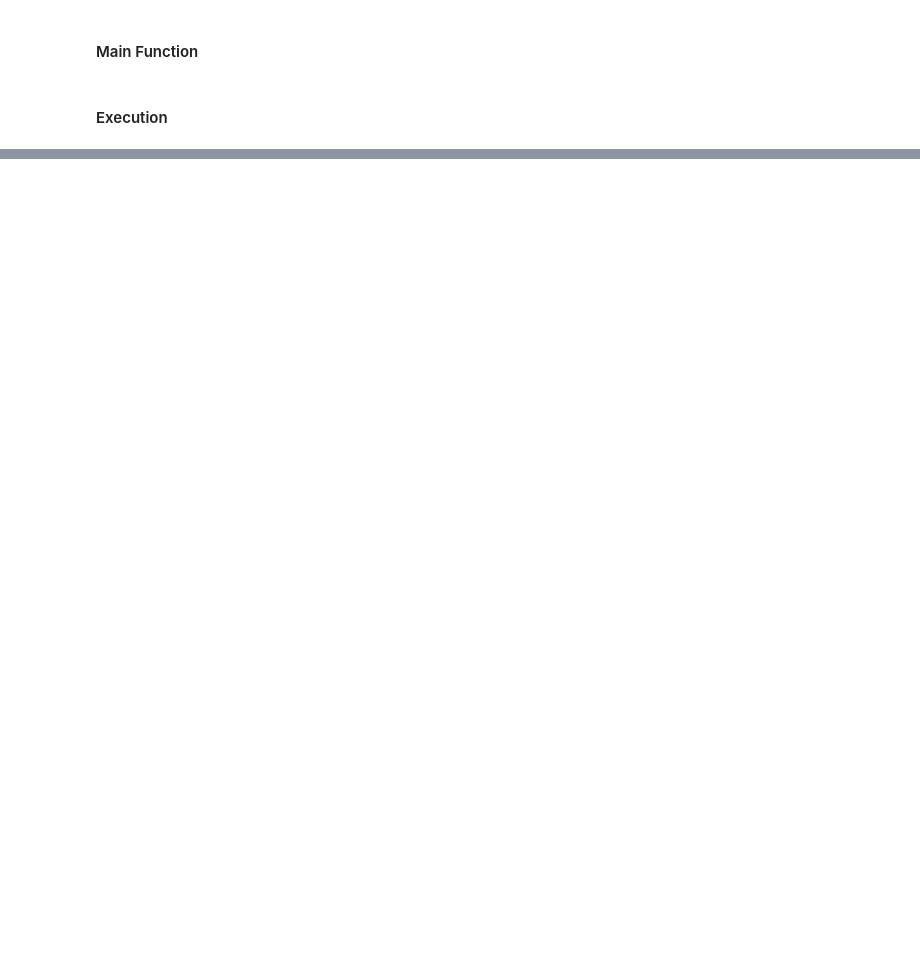
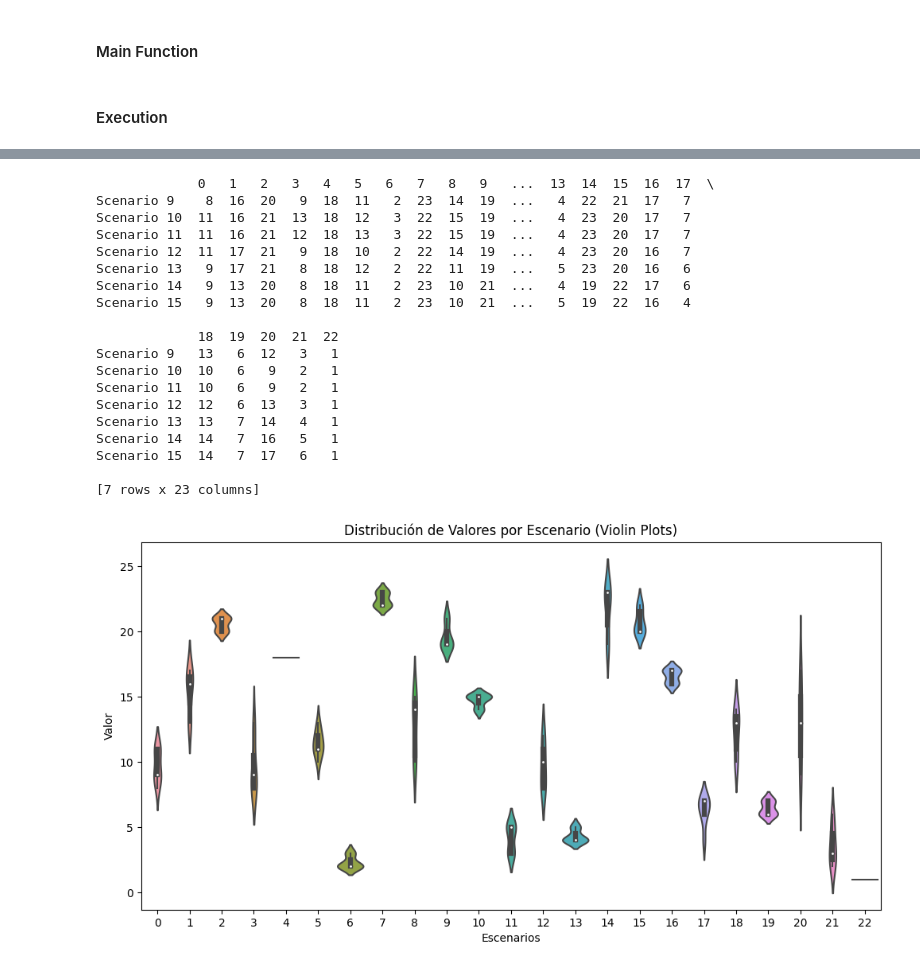
Before and after one commit to MateoBarrera/ResearchDev, a Jupyter notebook: analysis_result/data_exploration_01.ipynb, the cells around one changed output, grey strips where cells are left out. Cells and saved outputs as stored; diff of their text form; code cells hidden in the pictures; blank space fills up the shorter version.

```diff
--- a/analysis_result/data_exploration_01.ipynb
+++ b/analysis_result/data_exploration_01.ipynb
@@ -402,0 +337,39 @@ analysis(df)
+# %%
+df_graph_test = df[SCENARIO_DIC["Economical"]].copy().T
+
+# Calcular el acumulativo para cada escenario
+df_graph_test["Total"] = df_graph_test.sum(axis=1)
+
+# Ordenar el DataFrame en función del acumulativo
+df_sorted = df_graph_test.sort_values(by="Total", ascending=True).drop(columns=["Total"])
+
+# Mostrar el DataFrame ordenado
+print(df_sorted)
+
+plt.figure(figsize=(12, 6))
+sns.violinplot(data=df_sorted)
+plt.title("Distribución de Valores por Escenario (Violin Plots)")
+plt.xlabel("Escenarios")
+plt.ylabel("Valor")
+plt.show()
+# %% [output]
+             0   1   2   3   4   5   6   7   8   9   ...  13  14  15  16  17  \
+Scenario 9    8  16  20   9  18  11   2  23  14  19  ...   4  22  21  17   7
+Scenario 10  11  16  21  13  18  12   3  22  15  19  ...   4  23  20  17   7
+Scenario 11  11  16  21  12  18  13   3  22  15  19  ...   4  23  20  17   7
+Scenario 12  11  17  21   9  18  10   2  22  14  19  ...   4  23  20  16   7
+Scenario 13   9  17  21   8  18  12   2  22  11  19  ...   5  23  20  16   6
+Scenario 14   9  13  20   8  18  11   2  23  10  21  ...   4  19  22  17   6
+Scenario 15   9  13  20   8  18  11   2  23  10  21  ...   5  19  22  16   4
+
+             18  19  20  21  22
+Scenario 9   13   6  12   3   1
+Scenario 10  10   6   9   2   1
+Scenario 11  10   6   9   2   1
+Scenario 12  12   6  13   3   1
+Scenario 13  13   7  14   4   1
+Scenario 14  14   7  16   5   1
+Scenario 15  14   7  17   6   1
+
+[7 rows x 23 columns]
+[figure, added]
```
Also changed, not shown: parts of 9 cells of this notebook, 10 other files.
